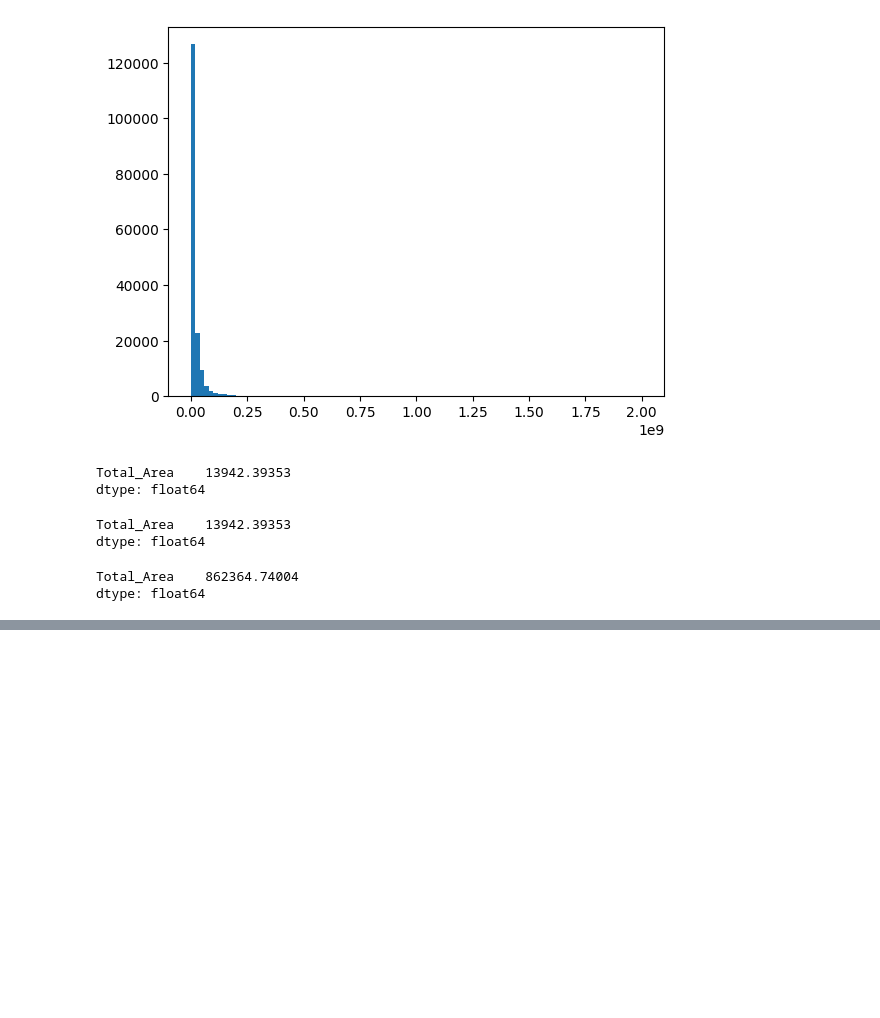
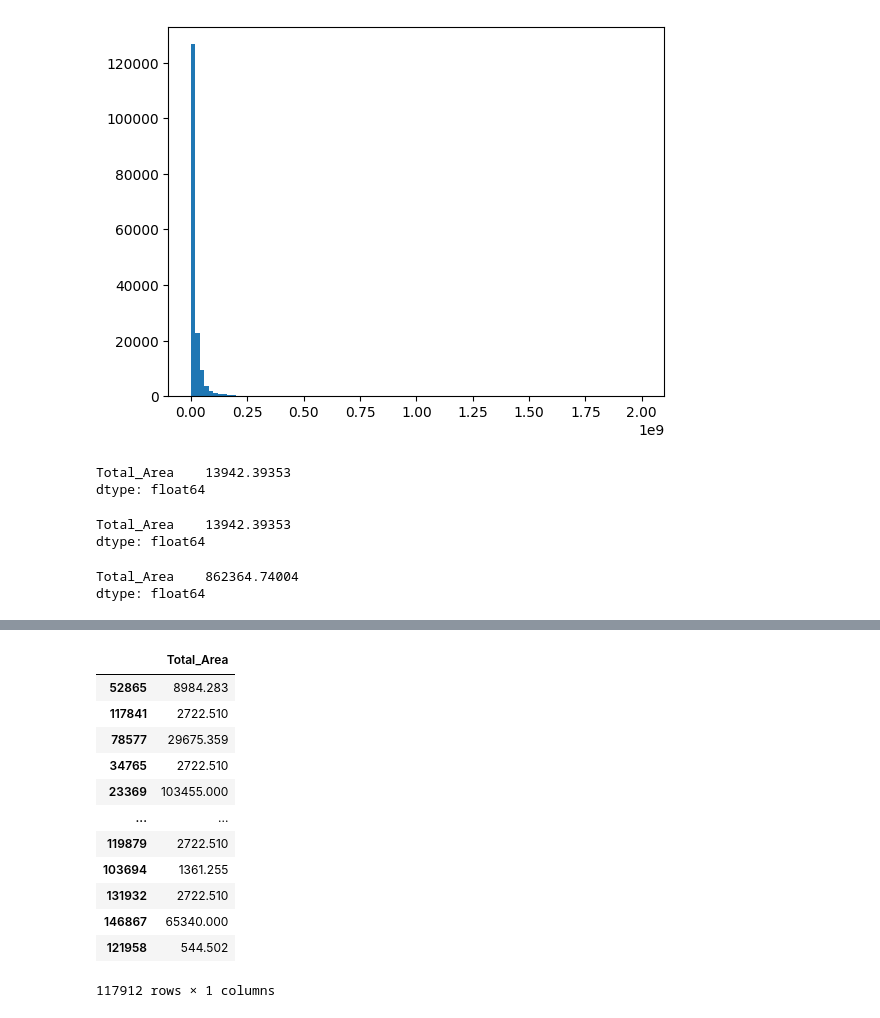
Before and after one commit to Millrocious/python-ai, a Jupyter notebook: Entities_demo.ipynb, the cells around one changed output, grey strips where cells are left out. Cells and saved outputs as stored; diff of their text form; code cells hidden in the pictures; blank space fills up the shorter version.

```diff
--- a/Entities_demo.ipynb
+++ b/Entities_demo.ipynb
@@ -161,0 +213,20 @@ ValueError: could not convert string to float: 'https://www.zameen.com/Property/
+# %%
+from sklearn.model_selection import train_test_split
+
+X_train, X_test, y_train, y_test = train_test_split(X, y, test_size=0.3, random_state=42)
+# %%
+X_train
+# %% [output]
+|  | Total_Area |
+| 52865 | 8984.283 |
+| 117841 | 2722.510 |
+| 78577 | 29675.359 |
+| 34765 | 2722.510 |
+| 23369 | 103455.000 |
+| ... | ... |
+| 119879 | 2722.510 |
+| 103694 | 1361.255 |
+| 131932 | 2722.510 |
+| 146867 | 65340.000 |
+| 121958 | 544.502 |
+117912 rows × 1 columns
```
Also changed, not shown: parts of 9 cells of this notebook.
